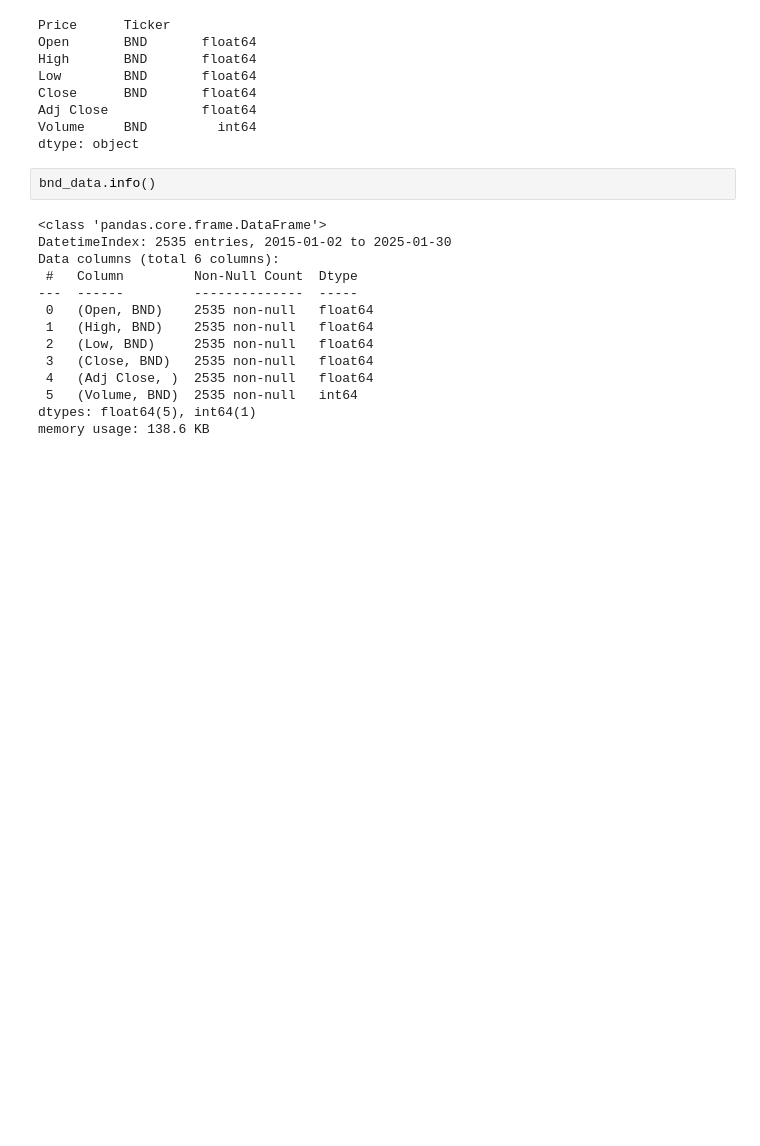
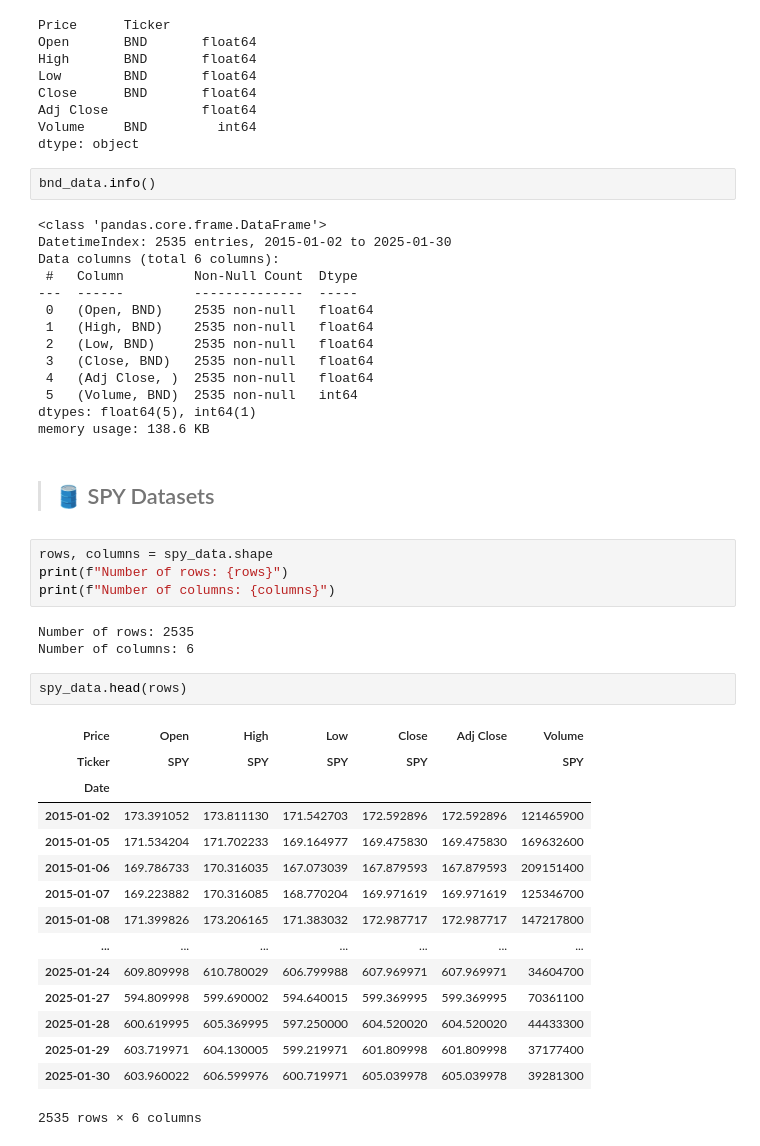
Before and after one commit to hanaDemma/Time-Series-Forecasting-for-Portfolio-Management-Optimization, a Jupyter notebook: notebooks/portfolioManagement.ipynb, the cells around one changed output. Cells and saved outputs as stored; diff of their text form; blank space fills up the shorter version.

Commit message:
spy dataset info

```diff
--- a/notebooks/portfolioManagement.ipynb
+++ b/notebooks/portfolioManagement.ipynb
@@ -162,3 +162,30 @@ Data columns (total 6 columns):
  5   (Volume, BND)  2535 non-null   int64
 dtypes: float64(5), int64(1)
 memory usage: 138.6 KB
+# %% [markdown]
+> ## 🛢️ SPY Datasets
+# %%
+rows, columns = spy_data.shape
+print(f"Number of rows: {rows}")
+print(f"Number of columns: {columns}")
+# %% [output]
+Number of rows: 2535
+Number of columns: 6
+# %%
+spy_data.head(rows)
+# %% [output]
+| Price | Open | High | Low | Close | Adj Close | Volume |
+| Ticker | SPY | SPY | SPY | SPY |  | SPY |
+| Date |  |  |  |  |  |  |
+| 2015-01-02 | 173.391052 | 173.811130 | 171.542703 | 172.592896 | 172.592896 | 121465900 |
+| 2015-01-05 | 171.534204 | 171.702233 | 169.164977 | 169.475830 | 169.475830 | 169632600 |
+| 2015-01-06 | 169.786733 | 170.316035 | 167.073039 | 167.879593 | 167.879593 | 209151400 |
+| 2015-01-07 | 169.223882 | 170.316085 | 168.770204 | 169.971619 | 169.971619 | 125346700 |
+| 2015-01-08 | 171.399826 | 173.206165 | 171.383032 | 172.987717 | 172.987717 | 147217800 |
+| ... | ... | ... | ... | ... | ... | ... |
+| 2025-01-24 | 609.809998 | 610.780029 | 606.799988 | 607.969971 | 607.969971 | 34604700 |
+| 2025-01-27 | 594.809998 | 599.690002 | 594.640015 | 599.369995 | 599.369995 | 70361100 |
+| 2025-01-28 | 600.619995 | 605.369995 | 597.250000 | 604.520020 | 604.520020 | 44433300 |
+| 2025-01-29 | 603.719971 | 604.130005 | 599.219971 | 601.809998 | 601.809998 | 37177400 |
+| 2025-01-30 | 603.960022 | 606.599976 | 600.719971 | 605.039978 | 605.039978 | 39281300 |
+2535 rows × 6 columns
```
Also changed, not shown: parts of 4 cells of this notebook.
